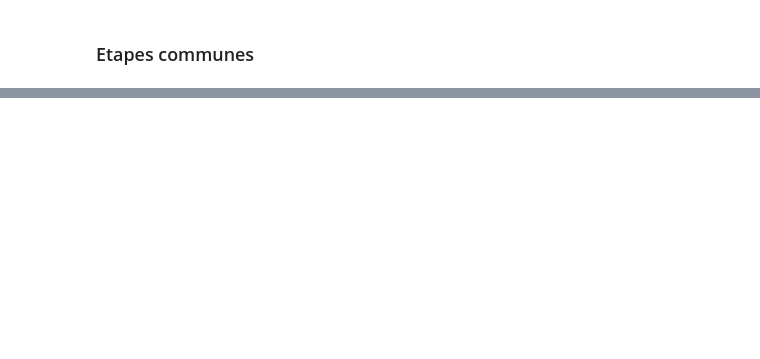
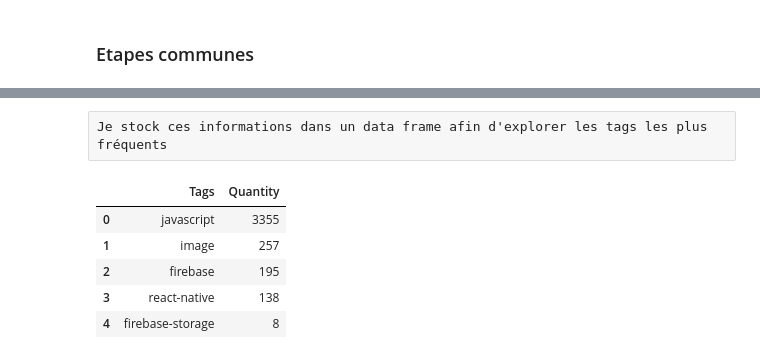
Before and after one commit to nromari/Categoriser-automatiquement-des-questions, a Jupyter notebook: P5_exploration_et_nettoyage.ipynb, the cells around one changed output, grey strips where cells are left out. Cells and saved outputs as stored; diff of their text form; code cells hidden in the pictures; blank space fills up the shorter version.

```diff
--- a/P5_exploration_et_nettoyage.ipynb
+++ b/P5_exploration_et_nettoyage.ipynb
@@ -196,0 +256,2 @@ Name: Tags, dtype: object
+# %%
+data_c2['Tags_split'] = data_c2.apply(lambda r :r['Tags'].split(), axis=1)
@@ -196,0 +269,12 @@ Name: Tags, dtype: object
+# %%
+def liste_tags(document) :
+    dico_tags = {}
+    for sentence in document :
+        for tag in sentence :
+            if tag in dico_tags :
+                dico_tags[tag] += 1
+            else :
+                dico_tags[tag] = 1
+    return dico_tags
+# %%
+dico_tags = liste_tags(data_c2['Tags_split'])
@@ -196,0 +301,13 @@ Name: Tags, dtype: object
+# %% [raw]
+Je stock ces informations dans un data frame afin d'explorer les tags les plus fréquents
+# %%
+tags_df = pd.DataFrame(list(dico_tags.items()), columns = ['Tags', 'Quantity'])
+# %%
+tags_df.head()
+# %% [output]
+|  | Tags | Quantity |
+| 0 | javascript | 3355 |
+| 1 | image | 257 |
+| 2 | firebase | 195 |
+| 3 | react-native | 138 |
+| 4 | firebase-storage | 8 |
```
Also changed, not shown: parts of 99 cells of this notebook.
